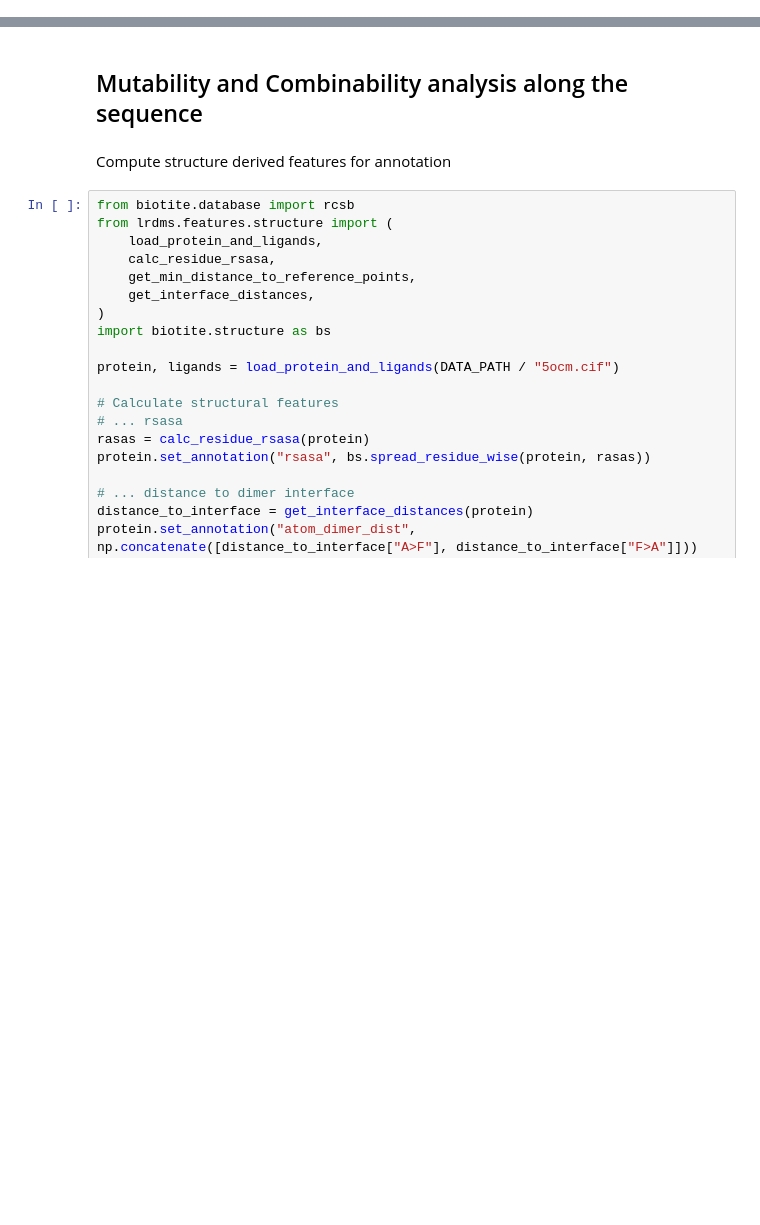
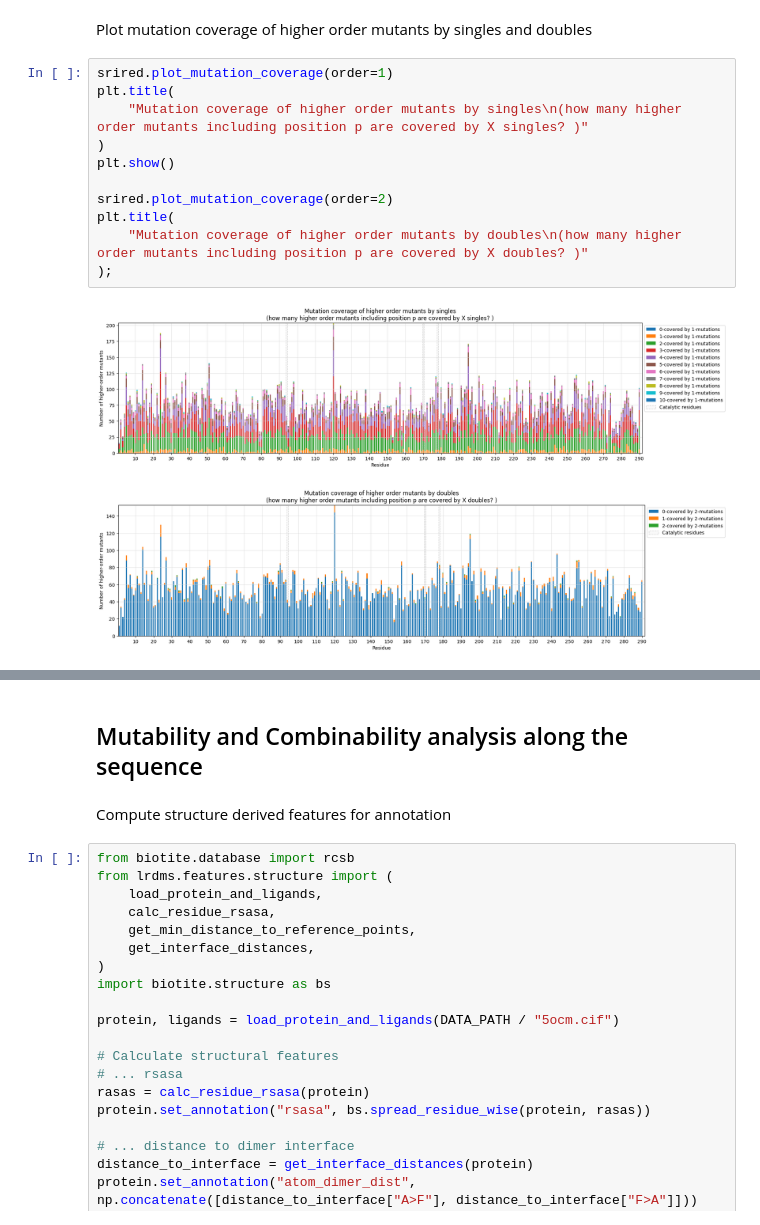
Before and after one commit to Hollfelder-Lab/lrDMS-IRED, a Jupyter notebook: notebooks/data_analysis.ipynb, the cells around one changed output, grey strips where cells are left out. Drawn from its saved outputs; the diff is of its cells as text; blank space fills up the shorter version.

```diff
--- a/notebooks/data_analysis.ipynb
+++ b/notebooks/data_analysis.ipynb
@@ -28,0 +64,16 @@ srired = IRED(DATA_PATH / "srired_active_data.csv")
+# %% [markdown]
+Plot mutation coverage of higher order mutants by singles and doubles
+# %%
+srired.plot_mutation_coverage(order=1)
+plt.title(
+    "Mutation coverage of higher order mutants by singles\n(how many higher order mutants including position p are covered by X singles? )"
+)
+plt.show()
+
+srired.plot_mutation_coverage(order=2)
+plt.title(
+    "Mutation coverage of higher order mutants by doubles\n(how many higher order mutants including position p are covered by X doubles? )"
+);
+# %% [output]
+[figure, added]
+[figure, added]
```
Also changed, not shown: parts of 8 cells of this notebook.
